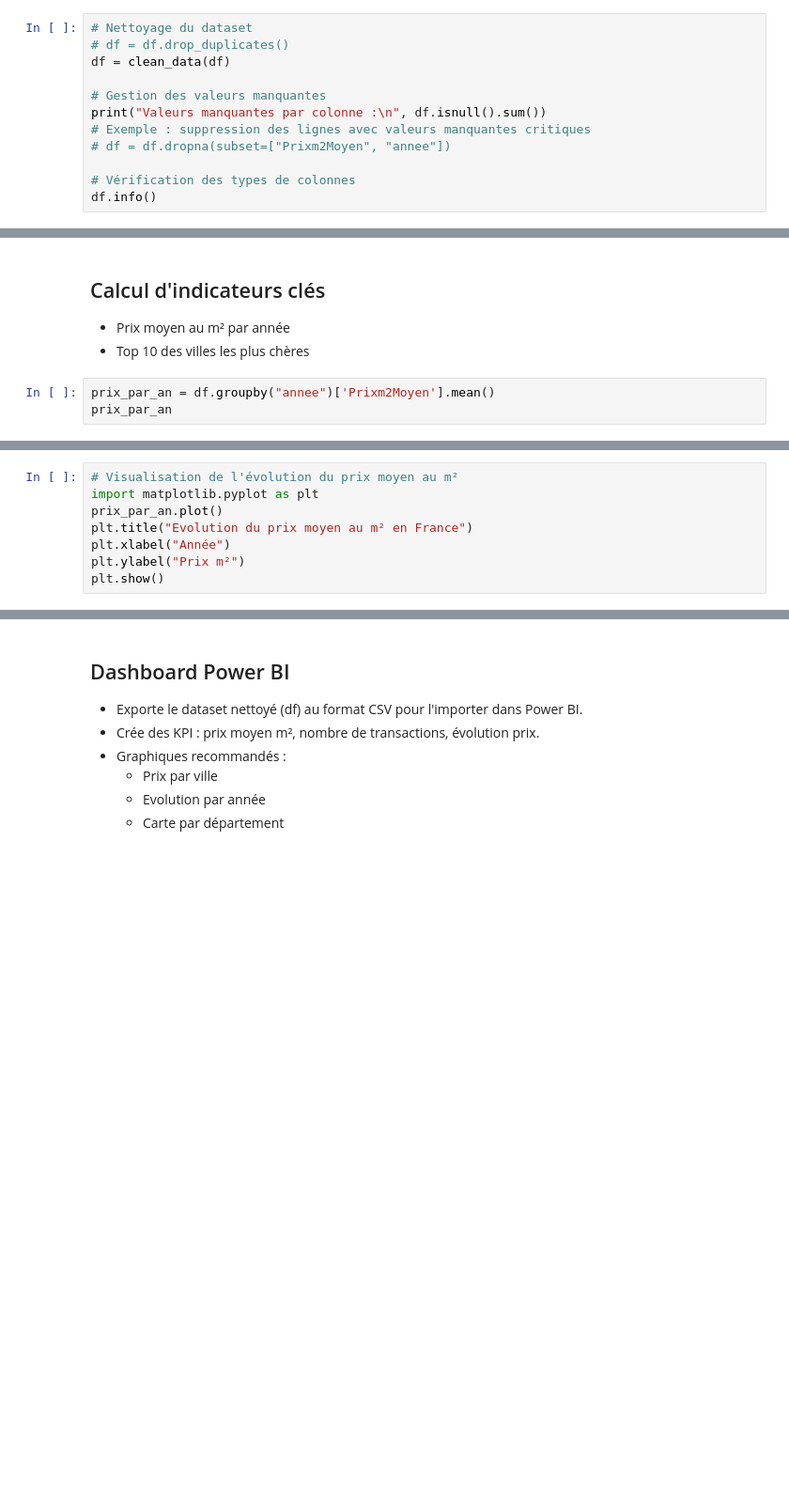
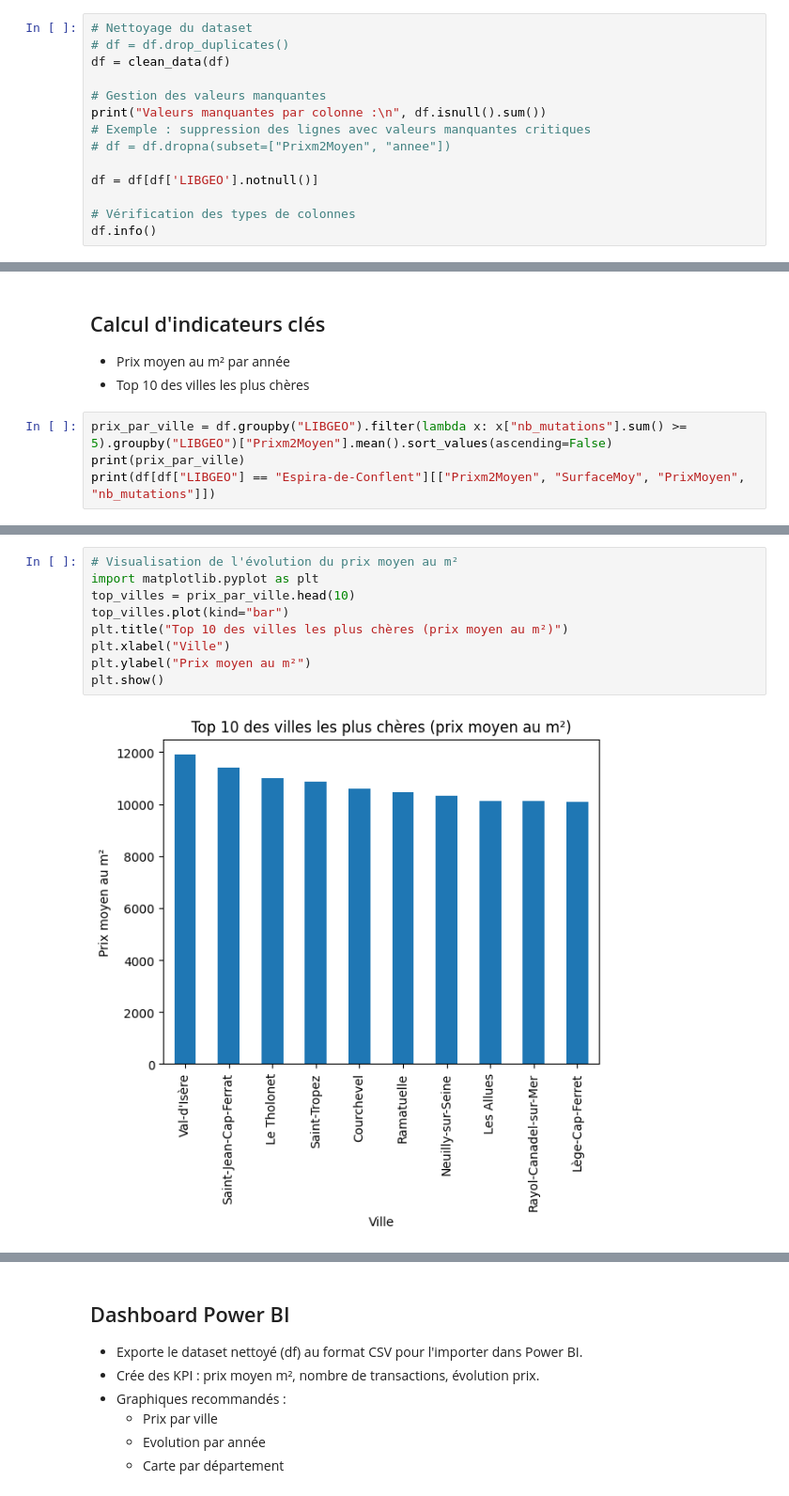
Before and after one commit to Fouad-berry/Immobilier-Data-Analytics, a Jupyter notebook: notebooks/01_exploration_nettoyage.ipynb, the cells around one changed output, grey strips where cells are left out. Shown at 94% size. Drawn from its saved outputs; the diff is of its cells as text; blank space fills up the shorter version.

```diff
--- a/notebooks/01_exploration_nettoyage.ipynb
+++ b/notebooks/01_exploration_nettoyage.ipynb
@@ -37,5 +56,7 @@ print("Valeurs manquantes par colonne :\n", df.isnull().sum())
 # Exemple : suppression des lignes avec valeurs manquantes critiques
 # df = df.dropna(subset=["Prixm2Moyen", "annee"])
 
+df = df[df['LIBGEO'].notnull()]
+
 # Vérification des types de colonnes
 df.info()
@@ -64,5 +121,6 @@ df.info()
 - Prix moyen au m² par année
 - Top 10 des villes les plus chères
 # %%
-prix_par_an = df.groupby("annee")['Prixm2Moyen'].mean()
-prix_par_an
+prix_par_ville = df.groupby("LIBGEO").filter(lambda x: x["nb_mutations"].sum() >= 5).groupby("LIBGEO")["Prixm2Moyen"].mean().sort_values(ascending=False)
+print(prix_par_ville)
+print(df[df["LIBGEO"] == "Espira-de-Conflent"][["Prixm2Moyen", "SurfaceMoy", "PrixMoyen", "nb_mutations"]])
@@ -69,10 +143,13 @@ prix_par_an
 # %%
 # Visualisation de l'évolution du prix moyen au m²
 import matplotlib.pyplot as plt
-prix_par_an.plot()
-plt.title("Evolution du prix moyen au m² en France")
-plt.xlabel("Année")
-plt.ylabel("Prix m²")
+top_villes = prix_par_ville.head(10)
+top_villes.plot(kind="bar")
+plt.title("Top 10 des villes les plus chères (prix moyen au m²)")
+plt.xlabel("Ville")
+plt.ylabel("Prix moyen au m²")
 plt.show()
+# %% [output]
+[figure, added]
 # %%
 top_villes = (
```
Also changed, not shown: parts of 9 cells of this notebook.
